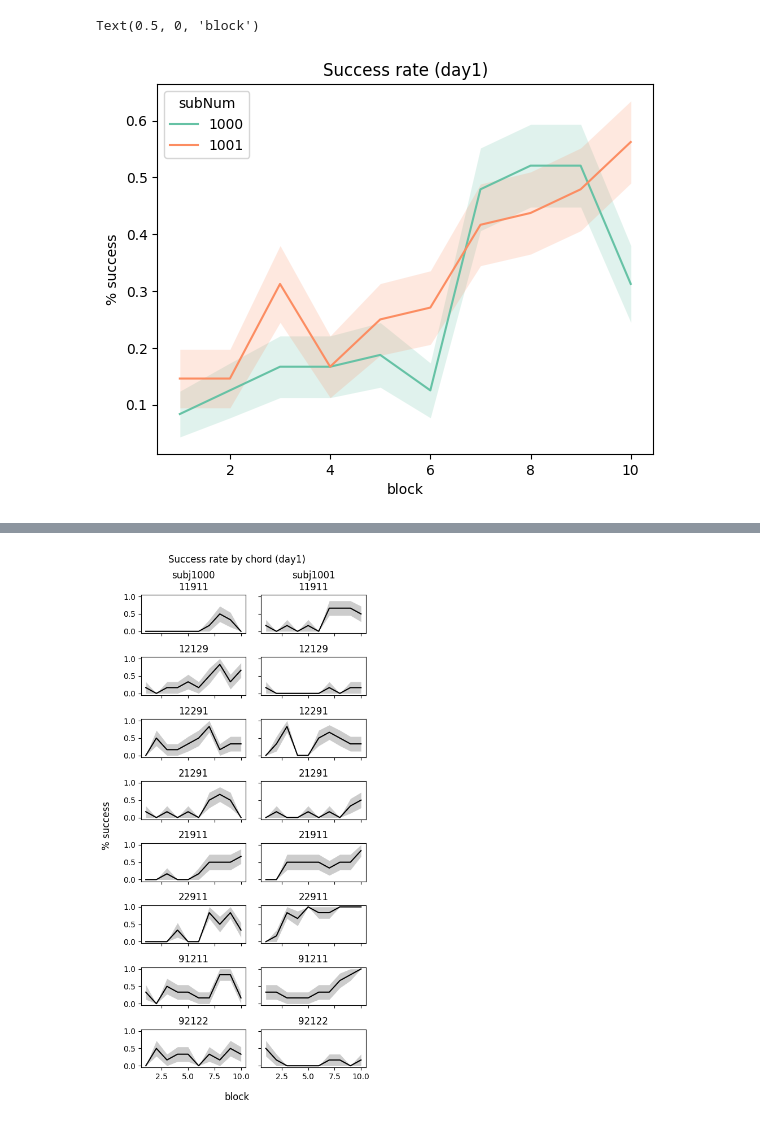
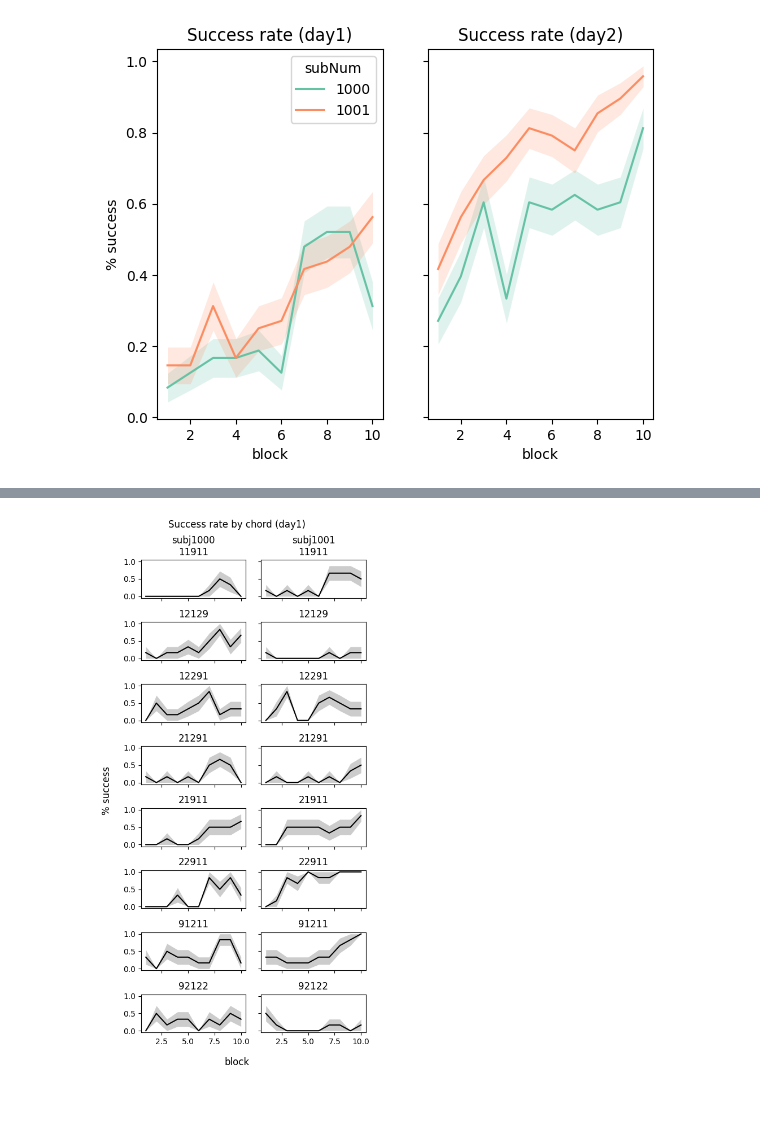
Before and after one commit to mnlmrc/extension-flexion-chords, a Jupyter notebook: efc4/notebooks/pilot.ipynb, the cells around one changed output, grey strips where cells are left out. Cells and saved outputs as stored; diff of their text form; code cells hidden in the pictures.

```diff
--- a/efc4/notebooks/pilot.ipynb
+++ b/efc4/notebooks/pilot.ipynb
@@ -15,21 +20,22 @@ plt.style.use('default')
 # %%
 snS = [1000, 1001]
 experiment = 'efc4'
 
-day = 1
+fig, axs = plt.subplots(nrows=1, ncols=2, sharex=True, sharey=True)
 
-dat = pd.DataFrame()
-for sn in snS:
-    dat_tmp = pd.read_csv(os.path.join(gl.baseDir, experiment, 'pilot', f'day{day}', f'subj{sn}', f'{experiment}_{sn}.dat'), sep='\t')
-    dat = pd.concat([dat, dat_tmp])
+for d, day in enumerate([1, 2]):
+    dat = pd.DataFrame()
+    for sn in snS:
+        dat_tmp = pd.read_csv(os.path.join(gl.baseDir, experiment, 'pilot', f'day{day}', f'subj{sn}', f'{experiment}_{sn}.dat'), sep='\t')
+        dat = pd.concat([dat, dat_tmp])
 
-fig, axs = plt.subplots(nrows=1, ncols=1, sharex=True, sharey=True)
+    if day == 1:
+        sns.lineplot(data=dat, ax=axs[d], x='BN', hue='subNum', y='trialPoint', errorbar='se', err_kws={'linewidth': 0}, palette='Set2')
+    else:
+        sns.lineplot(data=dat, ax=axs[d], x='BN', hue='subNum', y='trialPoint', errorbar='se', err_kws={'linewidth': 0}, palette='Set2', legend=False)
 
-sns.lineplot(data=dat, ax=axs, x='BN', hue='subNum', y='trialPoint', errorbar='se', err_kws={'linewidth': 0}, palette='Set2')
-
-axs.set_title(f'Success rate (day{day})')
-axs.set_ylabel('% success')
-axs.set_xlabel('block')
+    axs[d].set_title(f'Success rate (day{day})')
+    axs[d].set_ylabel('% success')
+    axs[d].set_xlabel('block')
 # %% [output]
-Text(0.5, 0, 'block')
-[figure, old version]
+[figure, new version]
```
Also changed, not shown: parts of 9 cells of this notebook.
